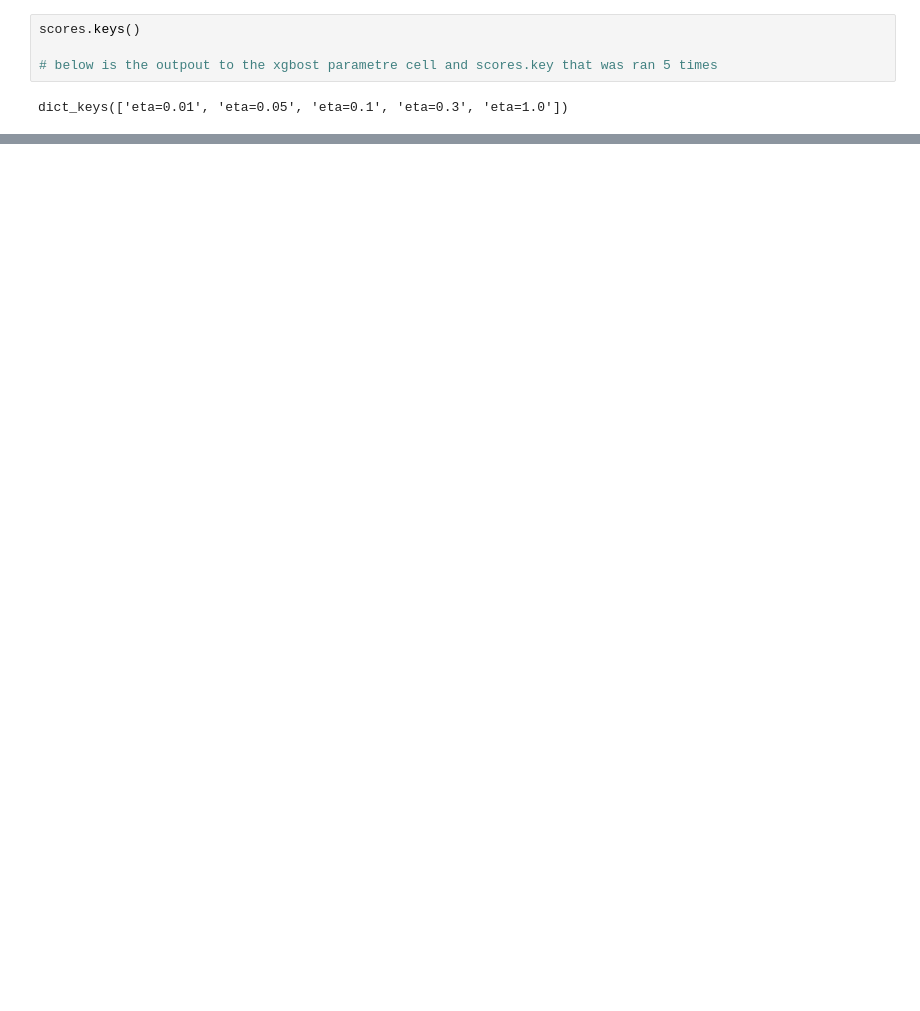
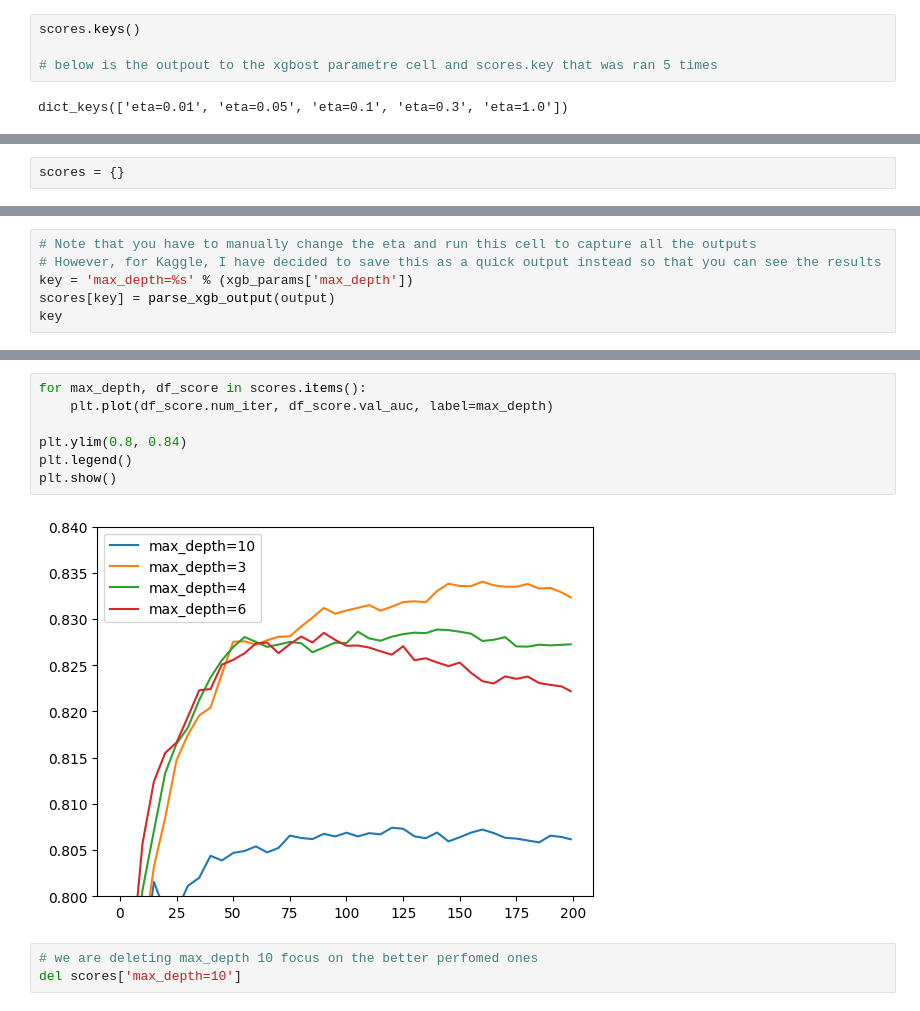
Before and after one commit to FirstBML/Machine-Learning-1st-Assigmnment, a Jupyter notebook: Homework/Modules/Decision_Tree&Ensemble_Learning.ipynb, the cells around one changed output, grey strips where cells are left out. Drawn from its saved outputs; the diff is of its cells as text; blank space fills up the shorter version.

```diff
--- a/Homework/Modules/Decision_Tree&Ensemble_Learning.ipynb
+++ b/Homework/Modules/Decision_Tree&Ensemble_Learning.ipynb
@@ -1086,0 +1089,2 @@ plt.show()
+# %%
+scores = {}
@@ -1086,0 +1141,6 @@ plt.show()
+# %%
+# Note that you have to manually change the eta and run this cell to capture all the outputs
+# However, for Kaggle, I have decided to save this as a quick output instead so that you can see the results
+key = 'max_depth=%s' % (xgb_params['max_depth'])
+scores[key] = parse_xgb_output(output)
+key
@@ -1086,0 +1169,12 @@ plt.show()
+# %%
+for max_depth, df_score in scores.items():
+    plt.plot(df_score.num_iter, df_score.val_auc, label=max_depth)
+
+plt.ylim(0.8, 0.84)
+plt.legend()
+plt.show()
+# %% [output]
+[figure, added]
+# %%
+# we are deleting max_depth 10 focus on the better perfomed ones
+del scores['max_depth=10']
```
Also changed, not shown: parts of 41 cells of this notebook, 1 other file.
